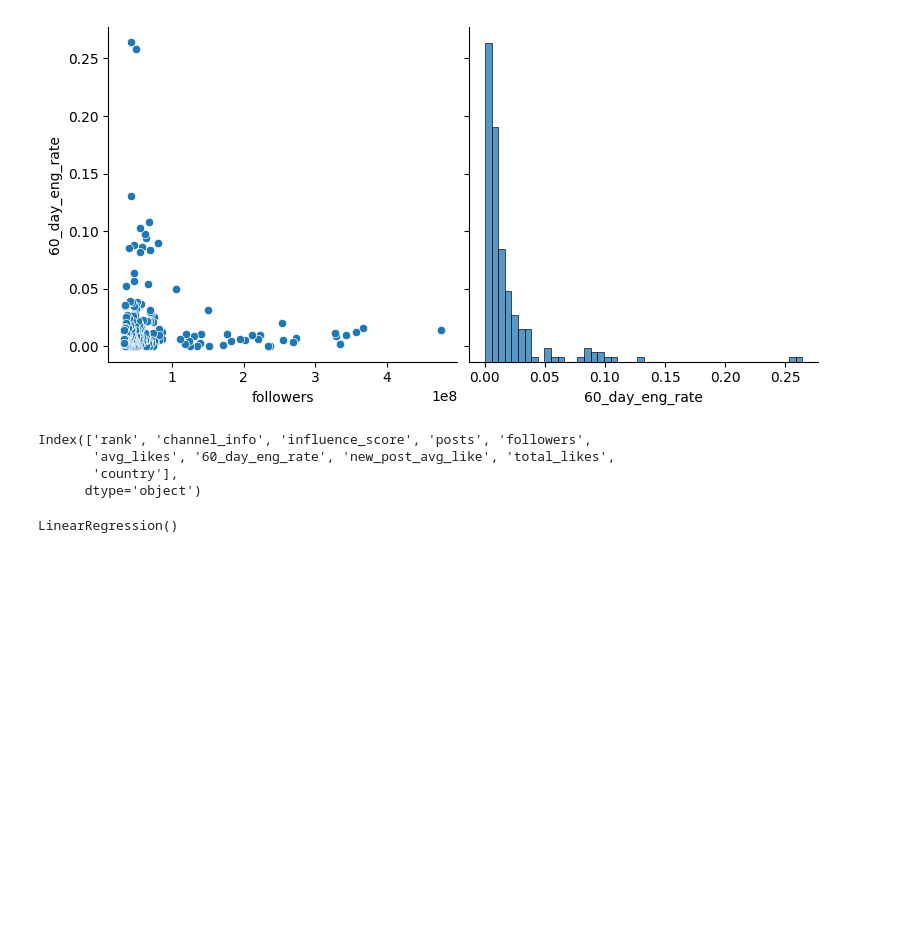
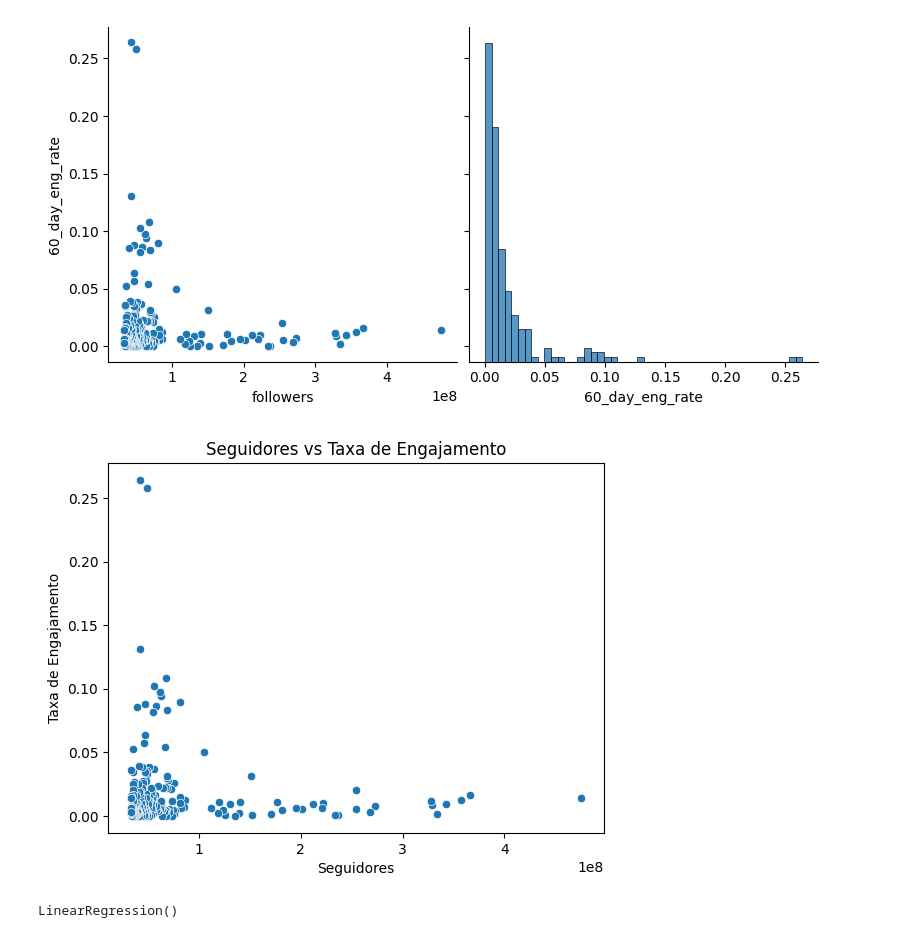
Before and after one commit to cbfelp/Projeto-Regressao-Linear, a Jupyter notebook: Relatorio_Tecnico_RegLinear.ipynb, the cells around one changed output. Saved outputs shown, nothing was run; the diff lists cells and outputs as text; code cells hidden in the pictures; blank space fills up the shorter version.

```diff
--- a/Relatorio_Tecnico_RegLinear.ipynb
+++ b/Relatorio_Tecnico_RegLinear.ipynb
@@ -84,17 +89,22 @@ Index(['rank', 'channel_info', 'influence_score', 'posts', 'followers',
        'country'],
       dtype='object')
 [figure]
+# %%
+sns.scatterplot(x=df['followers'], y=df['60_day_eng_rate'])
+plt.title('Seguidores vs Taxa de Engajamento')
+plt.xlabel('Seguidores')
+plt.ylabel('Taxa de Engajamento')
+plt.show()
+# %% [output]
+[figure, added]
 # %%
 
-print(df.columns)
 
-
-X = df[['followers', '60_day_eng_rate']]
+X = df[['followers']]
 y = df['60_day_eng_rate']
 
 X_train, X_test, y_train, y_test = train_test_split(X, y, test_size=0.2, random_state=42)
+
+scaler = StandardScaler()
+X_train = scaler.fit_transform(X_train)
+X_test = scaler.transform(X_test)
-# %% [output]
-Index(['rank', 'channel_info', 'influence_score', 'posts', 'followers',
-       'avg_likes', '60_day_eng_rate', 'new_post_avg_like', 'total_likes',
-       'country'],
-      dtype='object')
```
Also changed, not shown: parts of 7 cells of this notebook.
